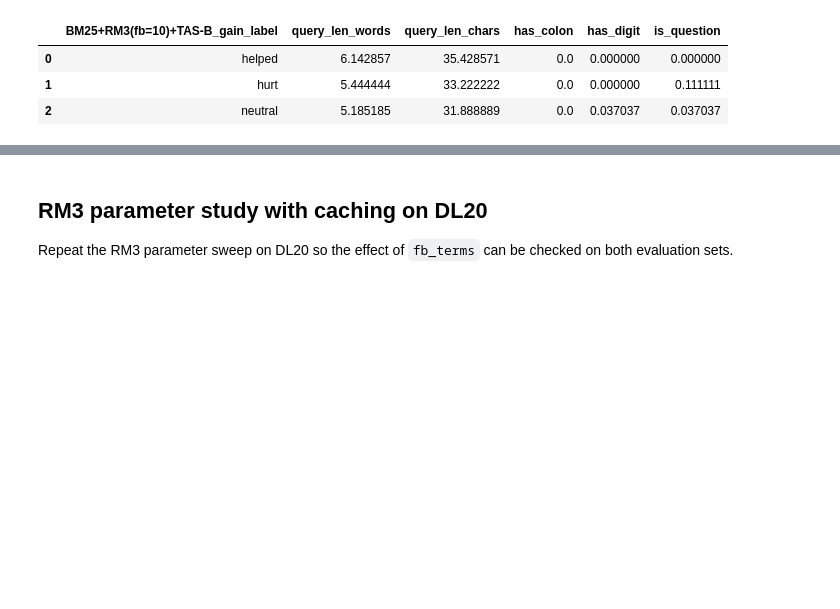
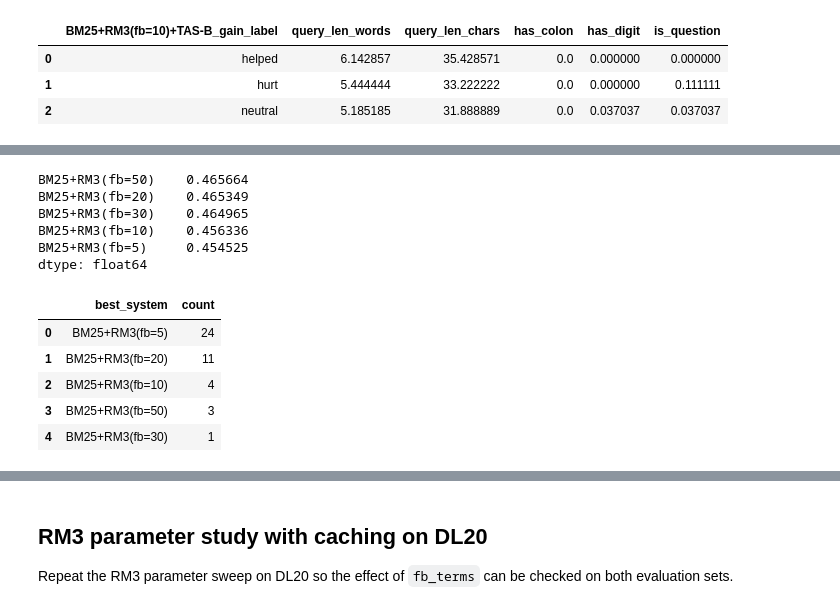
Before and after one commit to LizelotMeb/information-retrieval, a Jupyter notebook: notebooks/experiments.ipynb, the cells around one changed output, grey strips where cells are left out. Cells and saved outputs as stored; diff of their text form; code cells hidden in the pictures; blank space fills up the shorter version.

```diff
--- a/notebooks/experiments.ipynb
+++ b/notebooks/experiments.ipynb
@@ -373,0 +438,22 @@ compare_query_sets(
+# %%
+bm25_rm3_metric_cols_19 = [f"BM25+RM3(fb={fb})" for fb in FB_VALUES]
+bm25_rm3_gain_cols_19 = [f"BM25+RM3(fb={fb})_gain" for fb in FB_VALUES]
+
+bm25_rm3_analysis_19_recall[bm25_rm3_metric_cols_19].mean().sort_values(ascending=False)
+# %% [output]
+BM25+RM3(fb=50)    0.465664
+BM25+RM3(fb=20)    0.465349
+BM25+RM3(fb=30)    0.464965
+BM25+RM3(fb=10)    0.456336
+BM25+RM3(fb=5)     0.454525
+dtype: float64
+# %%
+bm25_rm3_best_19 = best_system_per_query(bm25_rm3_analysis_19_recall, bm25_rm3_metric_cols_19)
+summarize_best_systems(bm25_rm3_best_19)
+# %% [output]
+|  | best_system | count |
+| 0 | BM25+RM3(fb=5) | 24 |
+| 1 | BM25+RM3(fb=20) | 11 |
+| 2 | BM25+RM3(fb=10) | 4 |
+| 3 | BM25+RM3(fb=50) | 3 |
+| 4 | BM25+RM3(fb=30) | 1 |
```
Also changed, not shown: parts of 22 cells of this notebook, 1 other file.
